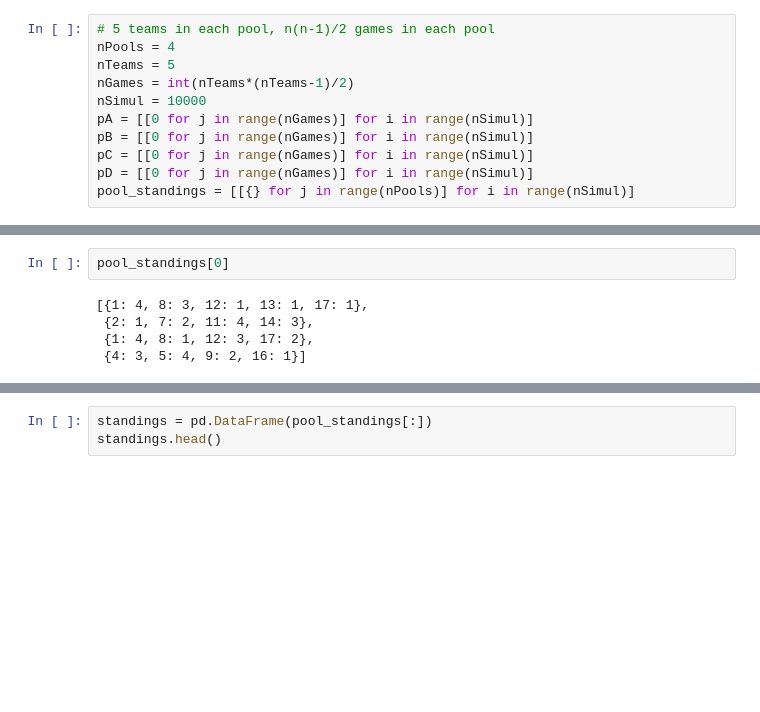
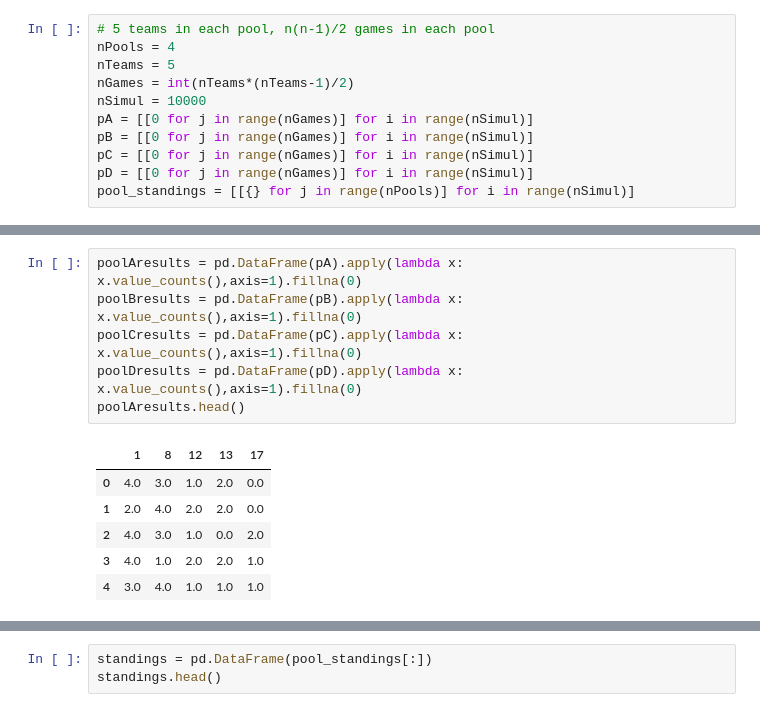
Before and after one commit to peterdobbs77/statistical_simulation, a Jupyter notebook: USAU_Nationals_DataPrep.ipynb, the cells around one changed output, grey strips where cells are left out. Cells and saved outputs as stored; diff of their text form; blank space fills up the shorter version.

```diff
--- a/USAU_Nationals_DataPrep.ipynb
+++ b/USAU_Nationals_DataPrep.ipynb
@@ -120,10 +120,16 @@ for l in range(nSimul):
     pD[l][9] = 5 if (random.uniform(0,1) < pool_odds[5][9]) else 9
     unique_el, counts_el = np.unique(pD[l][:],return_counts=True)
     pool_standings[l][3] = dict(zip(unique_el,counts_el))
-# %%
-pool_standings[0]
-# %% [output]
-[{1: 4, 8: 3, 12: 1, 13: 1, 17: 1},
- {2: 1, 7: 2, 11: 4, 14: 3},
- {1: 4, 8: 1, 12: 3, 17: 2},
- {4: 3, 5: 4, 9: 2, 16: 1}]
+# %%
+poolAresults = pd.DataFrame(pA).apply(lambda x: x.value_counts(),axis=1).fillna(0)
+poolBresults = pd.DataFrame(pB).apply(lambda x: x.value_counts(),axis=1).fillna(0)
+poolCresults = pd.DataFrame(pC).apply(lambda x: x.value_counts(),axis=1).fillna(0)
+poolDresults = pd.DataFrame(pD).apply(lambda x: x.value_counts(),axis=1).fillna(0)
+poolAresults.head()
+# %% [output]
+|  | 1 | 8 | 12 | 13 | 17 |
+| 0 | 4.0 | 3.0 | 1.0 | 2.0 | 0.0 |
+| 1 | 2.0 | 4.0 | 2.0 | 2.0 | 0.0 |
+| 2 | 4.0 | 3.0 | 1.0 | 0.0 | 2.0 |
+| 3 | 4.0 | 1.0 | 2.0 | 2.0 | 1.0 |
+| 4 | 3.0 | 4.0 | 1.0 | 1.0 | 1.0 |
```
Also changed, not shown: parts of 7 cells of this notebook.
